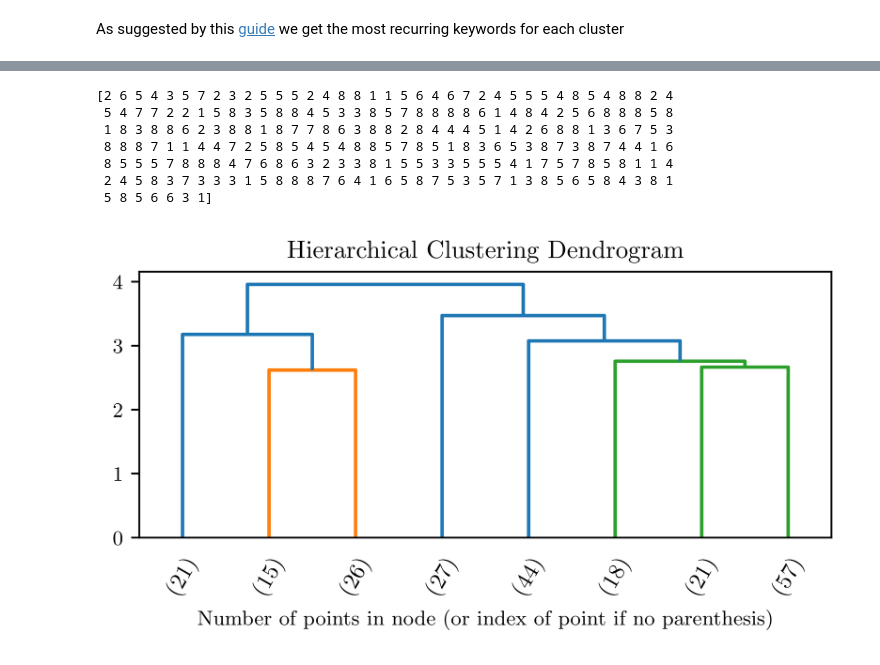
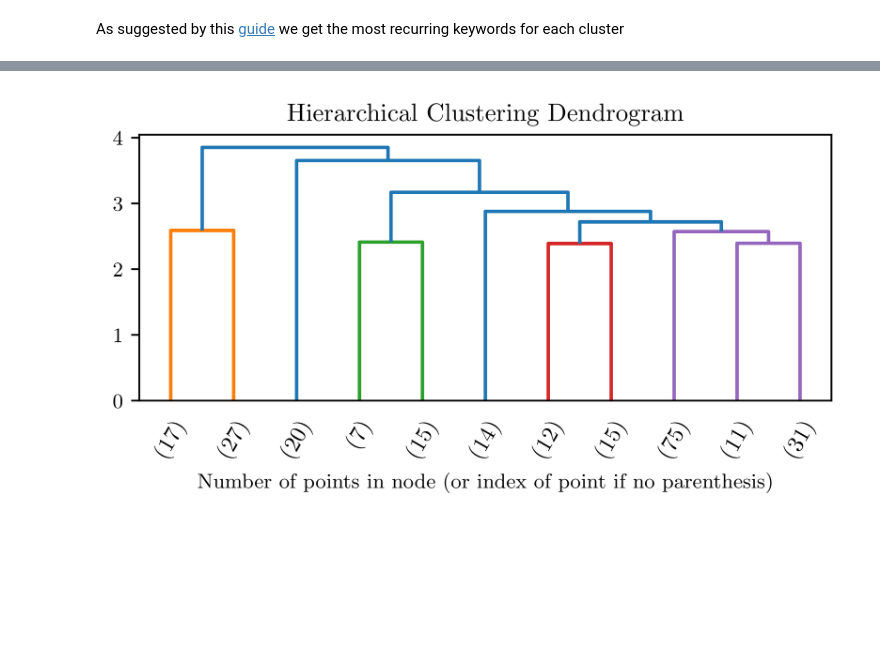
Before and after one commit to teiband/industrial-skill-review, a Jupyter notebook: src/FaissSearch/faissSearch.ipynb, the cells around one changed output, grey strips where cells are left out. Drawn from its saved outputs; the diff is of its cells as text; code cells hidden in the pictures; blank space fills up the shorter version.

```diff
--- a/src/FaissSearch/faissSearch.ipynb
+++ b/src/FaissSearch/faissSearch.ipynb
@@ -217,7 +215,7 @@ plt.figure(figsize=(3240/600, 1280/600), dpi=600)
 plt.title("Hierarchical Clustering Dendrogram")
 # plot the top three levels of the dendrogram
 
-p = 2
+p = 11
 linkageMatrix, dendoPlot = plot_dendrogram(model, truncate_mode="lastp", p=p, leaf_rotation=60.,leaf_font_size=10.)
 #linkageMatrix, dendoPlot = plot_dendrogram(model, leaf_rotation=60.,leaf_font_size=3.)
 plt.xlabel("Number of points in node (or index of point if no parenthesis)")
@@ -596,39 +598,32 @@ def plot_dendrogram(model, **kwargs):
     linkage_matrix = np.column_stack(
         [model.children_, model.distances_, counts]
     ).astype(float)
 
     # Plot the corresponding dendrogram
     dendo = dendrogram(linkage_matrix, **kwargs)
 
     return linkage_matrix, dendo
 
 plt.figure(figsize=(3240/600, 1280/600), dpi=600)
 plt.title("Hierarchical Clustering Dendrogram")
 # plot the top three levels of the dendrogram
 
-p = 8
+p = 11
 linkageMatrix, dendoPlot = plot_dendrogram(model, truncate_mode="lastp", p=p, leaf_rotation=60.,leaf_font_size=10.)
 #linkageMatrix, dendoPlot = plot_dendrogram(model, leaf_rotation=60.,leaf_font_size=3.)
 plt.xlabel("Number of points in node (or index of point if no parenthesis)")
 plt.savefig('D:/1. Papers/4. MyPapers/6_(20210609) Skill taxonomy/figures/denogrammClusteringRaw.png', dpi=600, bbox_inches = 'tight')
 #print(dendoPlot["leaves"])
 
 label = fcluster(linkageMatrix, p, criterion='maxclust')
 
 #print(label)
 
 d = {'primitive': clusteredDef, 'label':label}
 #print(d)
 
 hierarchies = pd.DataFrame(d)
 
 #print(hierarchies)
 # %% [output]
-[2 6 5 4 3 5 7 2 3 2 5 5 5 2 4 8 8 1 1 5 6 4 6 7 2 4 5 5 5 4 8 5 4 8 8 2 4
- 5 4 7 7 2 2 1 5 8 3 5 8 8 4 5 3 3 8 5 7 8 8 8 8 6 1 4 8 4 2 5 6 8 8 8 5 8
- 1 8 3 8 8 6 2 3 8 8 1 8 7 7 8 6 3 8 8 2 8 4 4 4 5 1 4 2 6 8 8 1 3 6 7 5 3
- 8 8 8 7 1 1 4 4 7 2 5 8 5 4 5 4 8 8 5 7 8 5 1 8 3 6 5 3 8 7 3 8 7 4 4 1 6
- 8 5 5 5 7 8 8 8 4 7 6 8 6 3 2 3 3 8 1 5 5 3 3 5 5 5 4 1 7 5 7 8 5 8 1 1 4
- 2 4 5 8 3 7 3 3 3 1 5 8 8 8 7 6 4 1 6 5 8 7 5 3 5 7 1 3 8 5 6 5 8 4 3 8 1
- 5 8 5 6 6 3 1]
-[figure, old version]
+[figure, new version]
```
Also changed, not shown: parts of 16 cells of this notebook.
